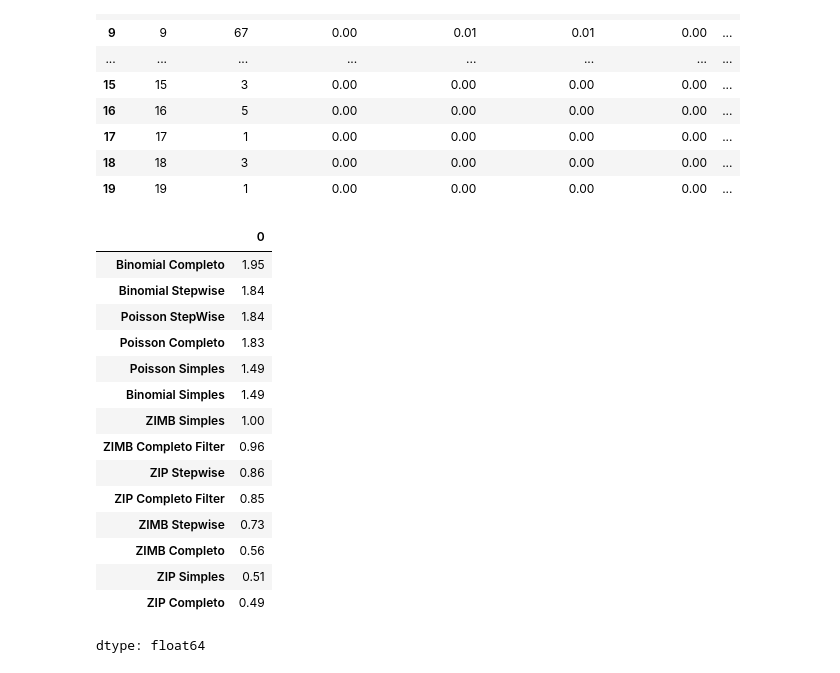
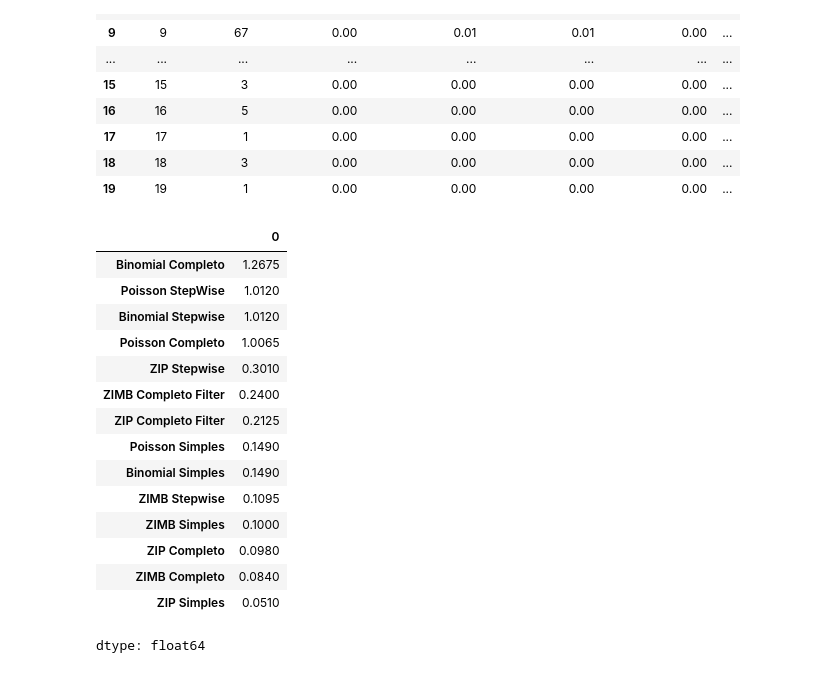
Before and after one commit to Angelicogfa/tcc_mba_datascience_analytics_usp_esalq, a Jupyter notebook: 04-modelagem_preditiva.ipynb, the cells around one changed output. Drawn from its saved outputs; the diff is of its cells as text; code cells hidden in the pictures.

```diff
--- a/04-modelagem_preditiva.ipynb
+++ b/04-modelagem_preditiva.ipynb
@@ -3637,22 +3637,22 @@ df_resume_percent
 | 18 | 18 | 3 | 0.00 | 0.00 | 0.00 | 0.00 | ... |
 | 19 | 19 | 1 | 0.00 | 0.00 | 0.00 | 0.00 | ... |
 # %%
-df_score = df_resume_percent[titles].apply(lambda x: sum(x), axis=0).sort_values(ascending=False)
+df_score = df_resume_percent[titles].apply(lambda x: (len([xi for xi in x if xi > 0])/len(x)) * x.sum(), axis=0).sort_values(ascending=False)
 df_score
 # %% [output]
 |  | 0 |
-| Binomial Completo | 1.95 |
-| Binomial Stepwise | 1.84 |
-| Poisson StepWise | 1.84 |
-| Poisson Completo | 1.83 |
-| Poisson Simples | 1.49 |
-| Binomial Simples | 1.49 |
-| ZIMB Simples | 1.00 |
-| ZIMB Completo Filter | 0.96 |
-| ZIP Stepwise | 0.86 |
-| ZIP Completo Filter | 0.85 |
-| ZIMB Stepwise | 0.73 |
-| ZIMB Completo | 0.56 |
-| ZIP Simples | 0.51 |
-| ZIP Completo | 0.49 |
+| Binomial Completo | 1.2675 |
+| Poisson StepWise | 1.0120 |
+| Binomial Stepwise | 1.0120 |
+| Poisson Completo | 1.0065 |
+| ZIP Stepwise | 0.3010 |
+| ZIMB Completo Filter | 0.2400 |
+| ZIP Completo Filter | 0.2125 |
+| Poisson Simples | 0.1490 |
+| Binomial Simples | 0.1490 |
+| ZIMB Stepwise | 0.1095 |
+| ZIMB Simples | 0.1000 |
+| ZIP Completo | 0.0980 |
+| ZIMB Completo | 0.0840 |
+| ZIP Simples | 0.0510 |
 dtype: float64
```
Also changed, not shown: parts of 1 cell of this notebook.
